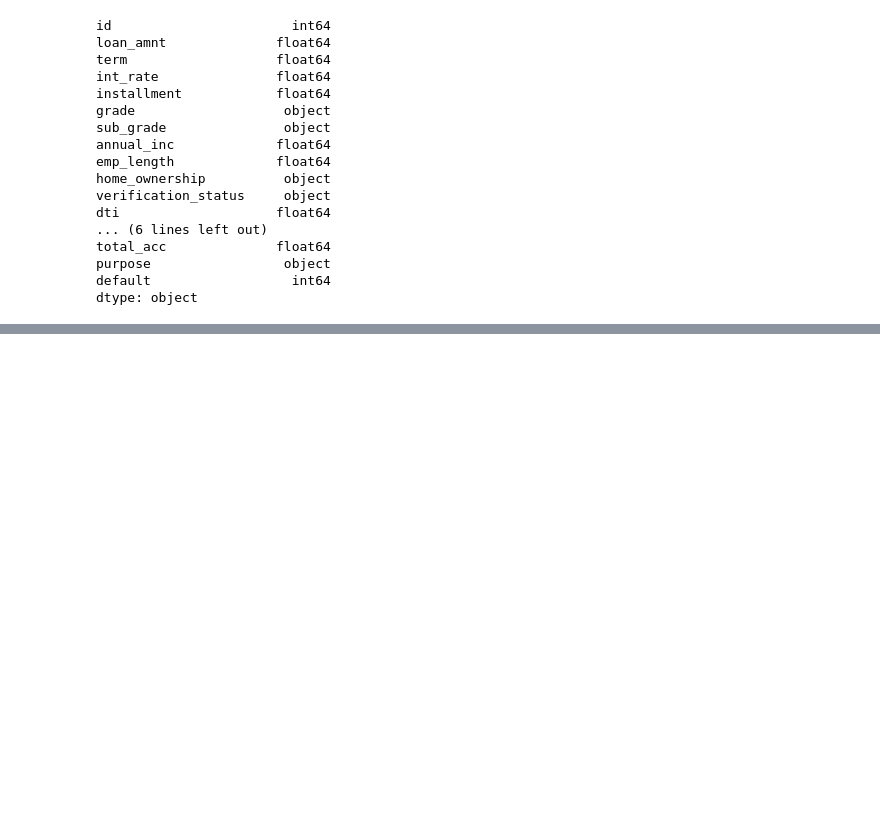
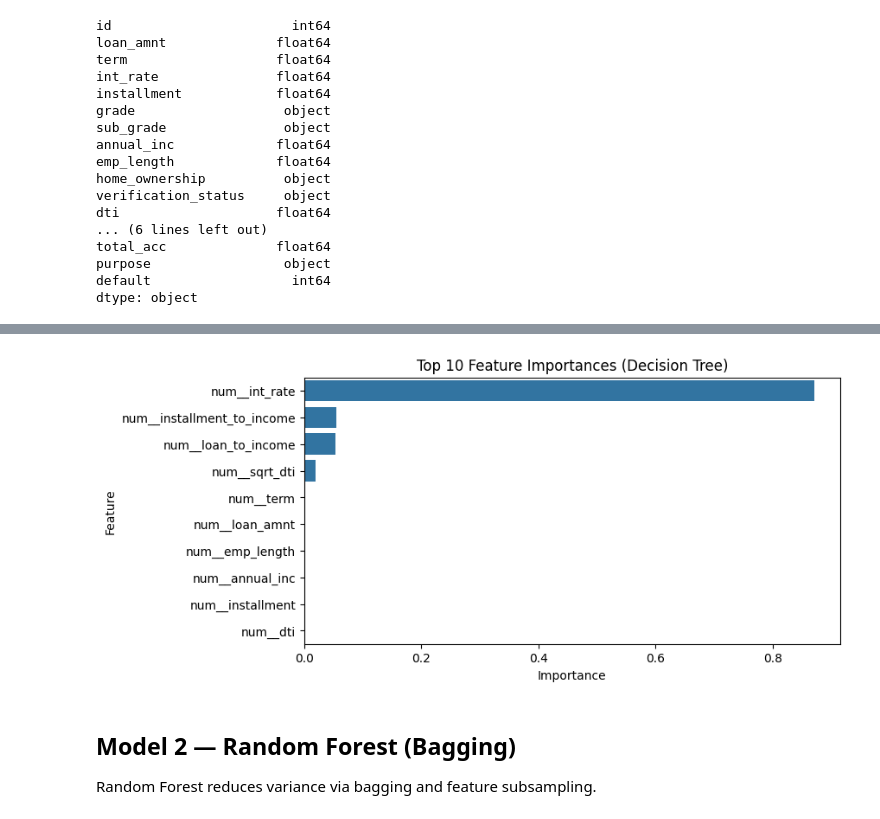
Before and after one commit to Jannikwendt/credit-risk-ml-mif, a Jupyter notebook: notebooks/credit_risk_project.ipynb, the cells around one changed output, grey strips where cells are left out. Saved outputs shown, nothing was run; the diff lists cells and outputs as text; code cells hidden in the pictures; blank space fills up the shorter version.

Commit message:
Add supervised ML models and business-oriented threshold optimization

```diff
--- a/notebooks/credit_risk_project.ipynb
+++ b/notebooks/credit_risk_project.ipynb
@@ -327,0 +401,8 @@ dtype: object
+# %%
+X_train, X_val, y_train, y_val = train_test_split(
+    X_fe,
+    y,
+    test_size=0.25,
+    stratify=y,
+    random_state=RANDOM_STATE,
+)
@@ -327,0 +567,17 @@ dtype: object
+# %%
+best_params = tuning_df.loc[tuning_df["val_auc"].idxmax()].to_dict()
+
+best_tree = DecisionTreeClassifier(
+    max_depth=int(best_params["max_depth"]),
+    min_samples_leaf=int(best_params["min_samples_leaf"]),
+    random_state=RANDOM_STATE,
+)
+
+best_tree_pipeline = Pipeline(
+    steps=[
+        ("preprocess", preprocess_tree),
+        ("model", best_tree),
+    ]
+)
+
+best_tree_pipeline.fit(X_train, y_train)
@@ -327,0 +628,25 @@ dtype: object
+# %%
+feature_names = best_tree_pipeline.named_steps["preprocess"].get_feature_names_out()
+importances = best_tree_pipeline.named_steps["model"].feature_importances_
+
+importance_df = pd.DataFrame(
+    {"feature": feature_names, "importance": importances}
+).sort_values("importance", ascending=False)
+
+plt.figure(figsize=(8, 4))
+sns.barplot(
+    x="importance",
+    y="feature",
+    data=importance_df.head(10),
+    orient="h",
+)
+plt.title("Top 10 Feature Importances (Decision Tree)")
+plt.xlabel("Importance")
+plt.ylabel("Feature")
+plt.show()
+# %% [output]
+[figure, added]
+# %% [markdown]
+## Model 2 — Random Forest (Bagging)
+
+Random Forest reduces variance via bagging and feature subsampling.
```
Also changed, not shown: parts of 33 cells of this notebook.
